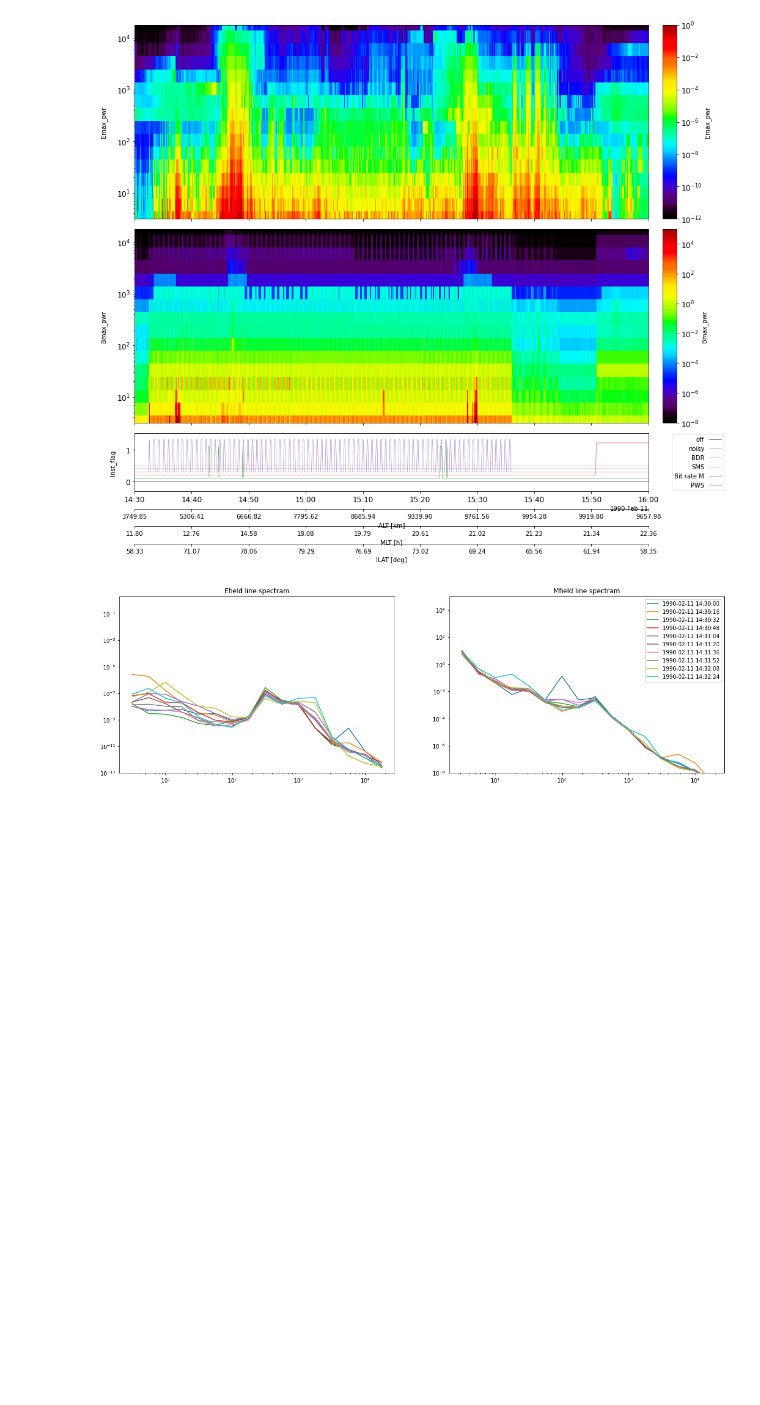
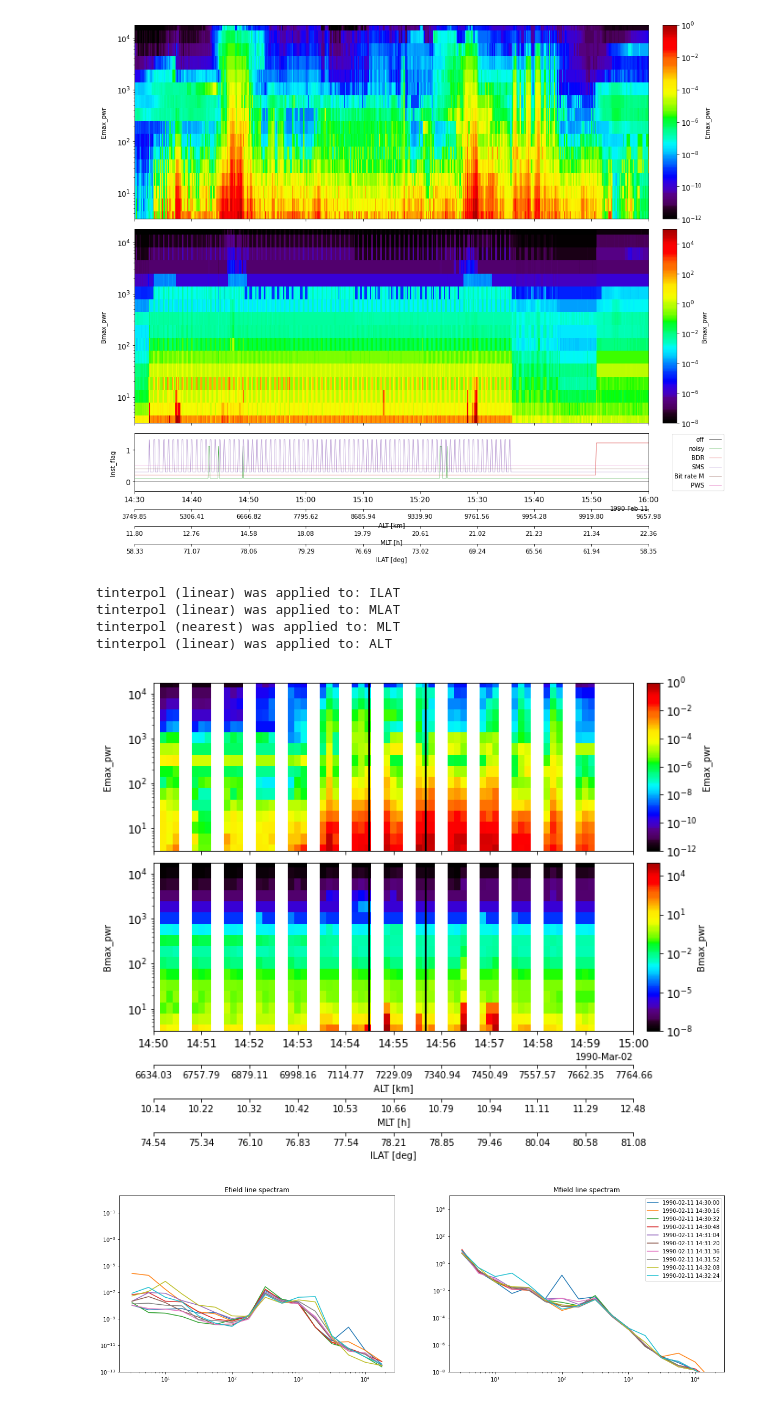
Before and after one commit to shuji-onosawa/Akebono_analysis_old, a Jupyter notebook: VLF_mca/Akebono_analysis.ipynb, the cells around one changed output. Saved outputs shown, nothing was run; the diff lists cells and outputs as text; code cells hidden in the pictures; blank space fills up the shorter version.

```diff
--- a/VLF_mca/Akebono_analysis.ipynb
+++ b/VLF_mca/Akebono_analysis.ipynb
@@ -61,6 +61,40 @@ pytplot.tlimit([trange[0]+' 14:30:00', trange[0]+' 16:00:00'])
 tplot(['Emax_pwr','Bmax_pwr', 'Inst_flag'],  var_label= ['ALT', 'MLT', 'ILAT'], xsize = 16, ysize = 20)
 # %% [output]
 [figure]
+# %%
+import load
+import pytplot
+from pytplot import options, store_data, get_data, timebar
+import pyspedas
+import numpy as np
+from pytplot.MPLPlotter.tplot import tplot
+
+trange = ['1990-3-2', '1990-3-3']
+load.mca(trange, spec_type='pwr', del_invalid_data=['off', 'noisy', 'sms', 'bdr'])
+load.orb(trange)
+
+pyspedas.tinterpol('akb_ILAT', interp_to='Emax_pwr', newname = 'ILAT')
+pyspedas.tinterpol('akb_MLAT', interp_to = 'Emax', newname = 'MLAT')
+pyspedas.tinterpol('akb_MLT', interp_to = 'Emax', newname = 'MLT', method='nearest')
+pyspedas.tinterpol('akb_ALT', interp_to = 'Emax', newname = 'ALT')
+
+options('Emax_pwr', opt_dict={'spec':1, 'ylog':1, 'zlog':1, 'zrange':[1e-12, 1]})
+options('Bmax_pwr', opt_dict={'spec':1, 'ylog':1, 'zlog':1, 'zrange':[1e-8, 1e5]})
+
+options('ALT', 'ytitle', 'ALT [km]')
+options('MLT', 'ytitle', 'MLT [h]')
+options('ILAT', 'ytitle', 'ILAT [deg]')
+
+timebar(t=[pyspedas.time_double(trange[0] + ' 14:54:30'),  pyspedas.time_double(trange[0] + ' 14:55:40')], thick=2)
+#timebar(t=pyspedas.time_double(trange[0] + ' :45:56'), dash=True)
+pytplot.tlimit([trange[0]+' 14:50:00', trange[0]+' 15:00:00'])
+tplot(['Emax_pwr','Bmax_pwr'],  var_label= ['ALT', 'MLT', 'ILAT'], xsize = 10, ysize = 10)
+# %% [output]
+tinterpol (linear) was applied to: ILAT
+tinterpol (linear) was applied to: MLAT
+tinterpol (nearest) was applied to: MLT
+tinterpol (linear) was applied to: ALT
+[figure, added]
 # %%
 import load
 import pyspedas
```
Also changed, not shown: parts of 2 cells of this notebook.
